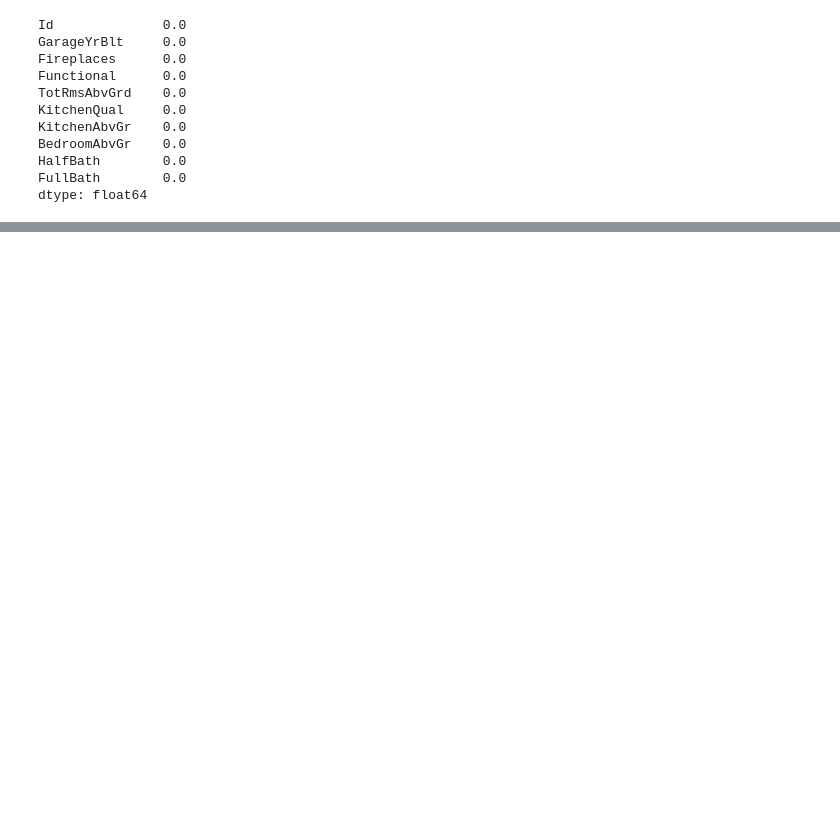
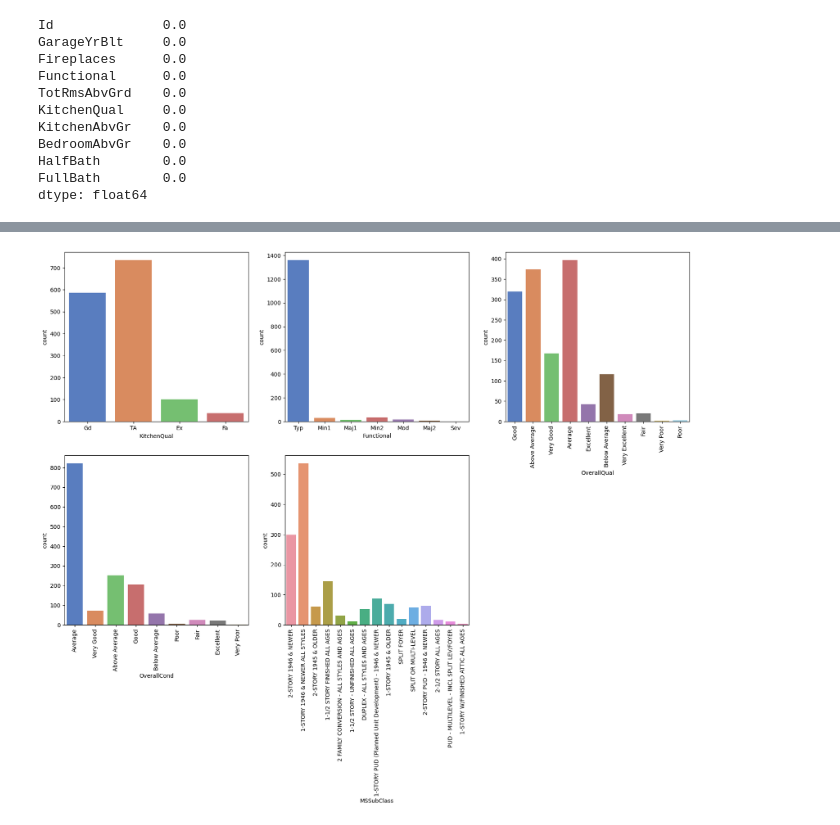
Before and after one commit to ambar-ashish/housing-case-study, a Jupyter notebook: Housing.ipynb, the cells around one changed output, grey strips where cells are left out. Cells and saved outputs as stored; diff of their text form; code cells hidden in the pictures; blank space fills up the shorter version.

```diff
--- a/Housing.ipynb
+++ b/Housing.ipynb
@@ -230,0 +318,26 @@ dtype: float64
+# %%
+#Visualising the countplot and the effect of that categorical variables on dependent variable i.e. SalePrice
+
+plt.figure(figsize=(20, 12))
+plt.subplot(2,3,1)
+
+sns.countplot(x = 'KitchenQual',  data = house)
+plt.subplot(2,3,2)
+
+sns.countplot(x = 'Functional', data = house)
+plt.subplot(2,3,3)
+
+sns.countplot(x = 'OverallQual', data = house)
+plt.xticks(rotation=90)
+plt.subplot(2,3,4)
+
+sns.countplot(x = 'OverallCond', data = house)
+plt.xticks(rotation=90)
+plt.subplot(2,3,5)
+
+sns.countplot(x = 'MSSubClass',  data = house)
+plt.xticks(rotation=90)
+
+plt.show()
+# %% [output]
+[figure, added]
```
Also changed, not shown: parts of 62 cells of this notebook.
